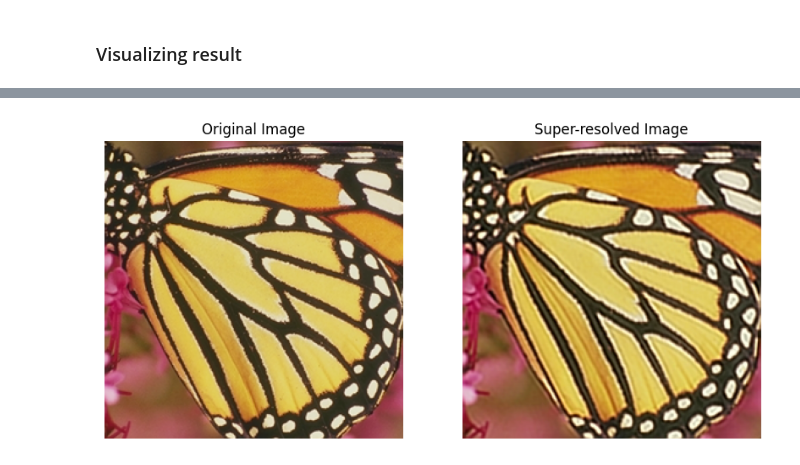
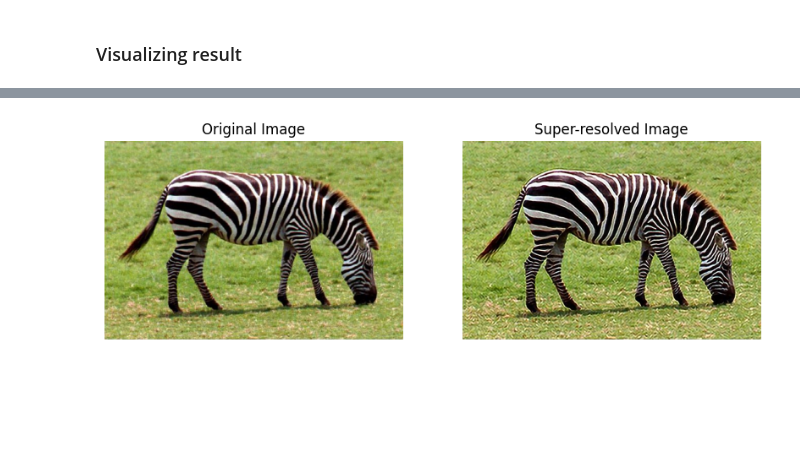
Before and after one commit to AdamAzuddin/SRCNN-PyTorch, a Jupyter notebook: srcnn_from_yt.ipynb, the cells around one changed output, grey strips where cells are left out. Drawn from its saved outputs; the diff is of its cells as text; code cells hidden in the pictures; blank space fills up the shorter version.

```diff
--- a/srcnn_from_yt.ipynb
+++ b/srcnn_from_yt.ipynb
@@ -30,13 +31,6 @@ def modcrop(img, scale):
 ### Define preprocessing function and function to display the GT and LR version of an image
 - Downsample each images in a folder and return a tuple containing the GT and input image
 # %%
-def convert_to_y_channel(image):
-    # Convert image to YCbCr color space and extract the Y channel
-    img_ycbcr = image.convert('YCbCr')
-    y, _, _ = img_ycbcr.split()
-    return y
-
-
 def convert_to_y_channel(image):
     ycbcr = cv2.cvtColor(image, cv2.COLOR_BGR2YCrCb)
     y = ycbcr[:, :, 0]
@@ -110,7 +104,7 @@ def display_image(LR, GT):
 ### Preprocessing training images
 # %%
 
-train_folder_path = 'data/Train/'
+train_folder_path = 'data/Train/ILSVRC2013'
 test_set5_folder_path = 'data/Test/Set5/'
 test_set14_folder_path = 'data/Test/Set14/'
 scale = 3
@@ -242,14 +219,6 @@ for epoch in range(num_epochs):
     if (epoch+1)%10 == 0:
         print(f'Epoch [{epoch+1}/{num_epochs}], Validation Loss Set 5: {val_loss}')
 
-    # Step the scheduler based on the validation loss
-    #scheduler.step(val_loss)
-
-    # Check for early stopping
-    """ if early_stopping(val_loss):
-        print("Early stopping")
-        break """
-
     # Save the best model weights
     if val_loss < best_loss:
         best_loss = val_loss
@@ -349,23 +368,25 @@ True
 # %%
+random_input_image_path, random_output_image_path = random.choice(image_paths)
+
 # Load the original and super-resolved images
-original_image = Image.open(input_image_path).convert('RGB')  # Load original image
-super_resolved_image = Image.open(output_image_path).convert('RGB')  # Load super-resolved image
+original_image = Image.open(random_input_image_path).convert('RGB')  # Load original image
+super_resolved_image = Image.open(random_output_image_path).convert('RGB')  # Load super-resolved image
 
 # Display the images side by side using matplotlib
 plt.figure(figsize=(10, 5))
 
 # Original image
 plt.subplot(1, 2, 1)
 plt.imshow(original_image)
 plt.title('Original Image')
 plt.axis('off')
 
 # Super-resolved image
 plt.subplot(1, 2, 2)
 plt.imshow(super_resolved_image)
 plt.title('Super-resolved Image')
 plt.axis('off')
 
 plt.show()
 # %% [output]
-[figure, old version]
+[figure, new version]
```
Also changed, not shown: parts of 4 cells of this notebook.
